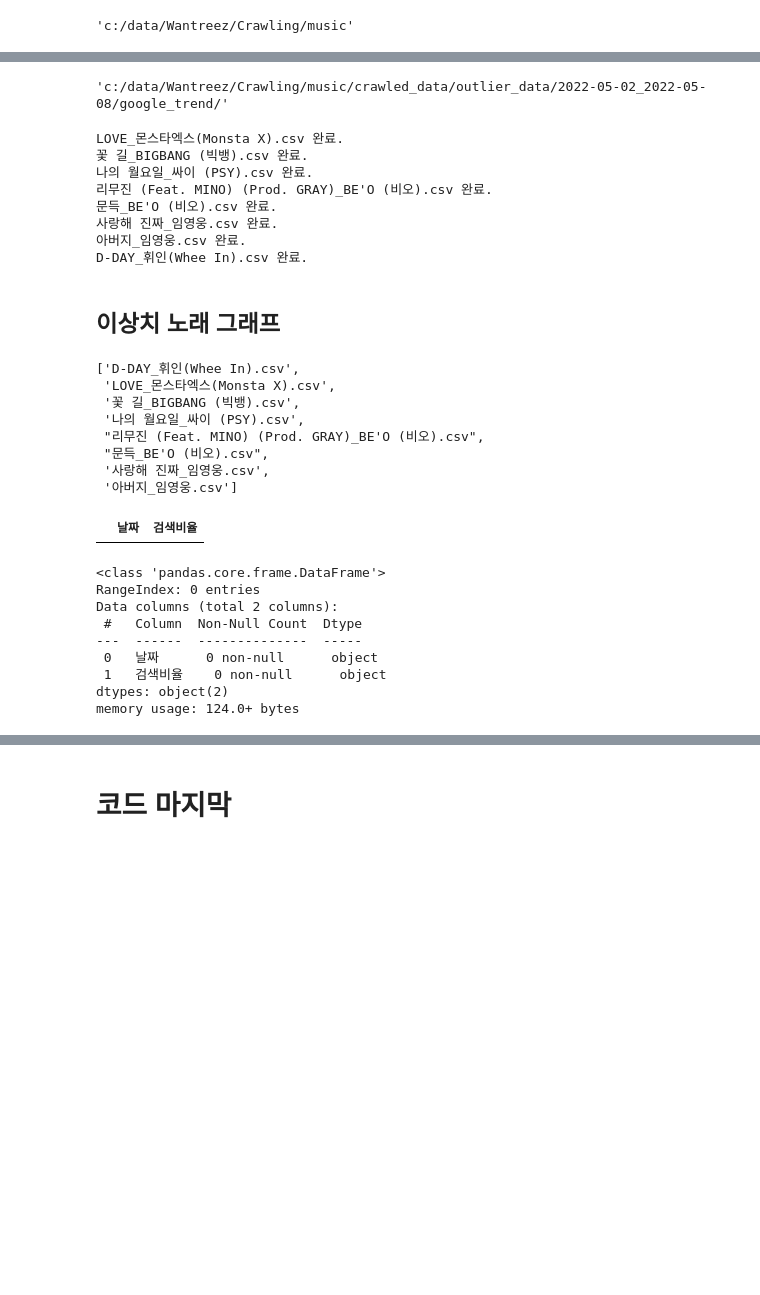
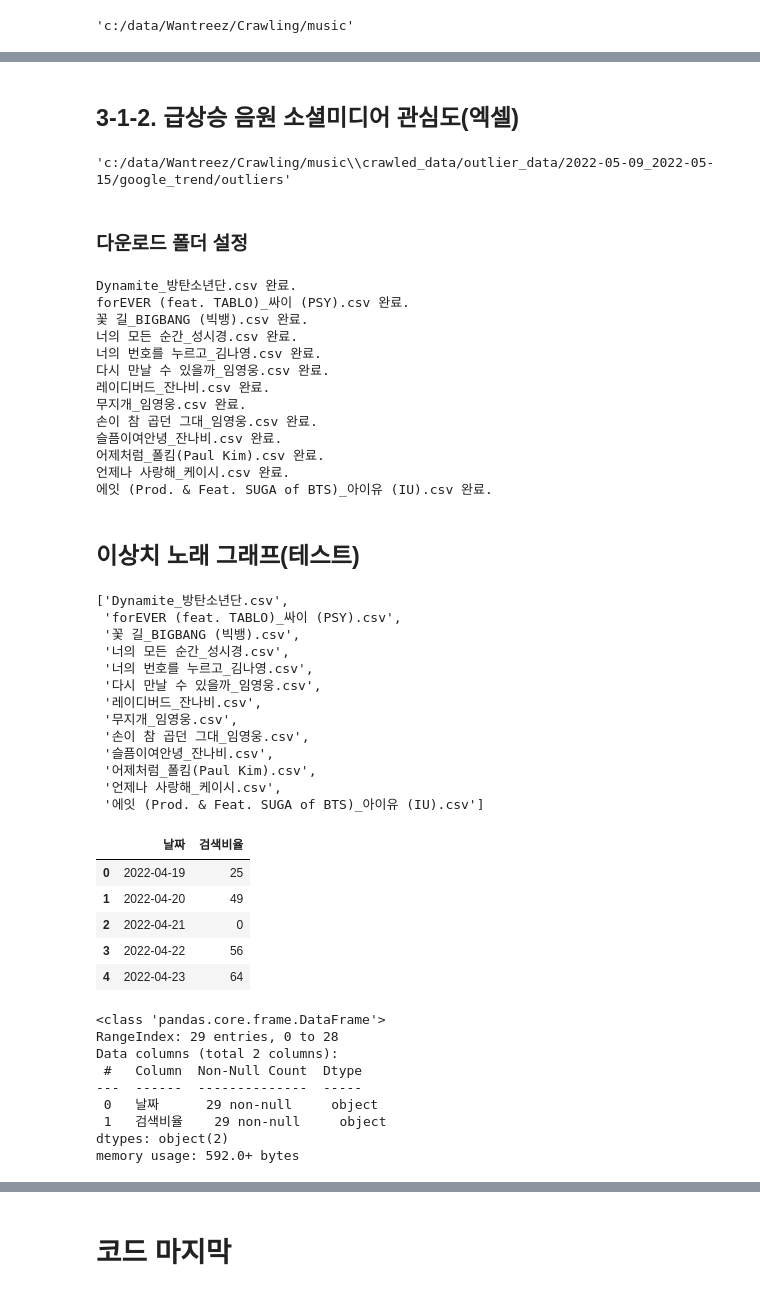
Before and after one commit to kbjung/Wantreez, a Jupyter notebook: Crawling/music/09-03.outlier_google_search.ipynb, the cells around one changed output, grey strips where cells are left out. Cells and saved outputs as stored; diff of their text form; code cells hidden in the pictures; blank space fills up the shorter version.

```diff
--- a/Crawling/music/09-03.outlier_google_search.ipynb
+++ b/Crawling/music/09-03.outlier_google_search.ipynb
@@ -102,9 +109,13 @@ df
+# %% [markdown]
+## 3-1-2. 급상승 음원 소셜미디어 관심도(엑셀)
 # %%
 # 저장 폴더 생성
-google_trend_path = f'/crawled_data/outlier_data/{start_date}_{end_date}/google_trend/'
-des = code_path + google_trend_path
+google_trend_path = f'crawled_data/outlier_data/{start_date}_{end_date}/google_trend/outliers'
+des = os.path.join(code_path, google_trend_path)
 des
 # %% [output]
-'c:/data/Wantreez/Crawling/music/crawled_data/outlier_data/2022-05-02_2022-05-08/google_trend/'
+'c:/data/Wantreez/Crawling/music\\crawled_data/outlier_data/2022-05-09_2022-05-15/google_trend/outliers'
 # %%
 os.makedirs(des, exist_ok=True)
+# %% [markdown]
+### 다운로드 폴더 설정
@@ -143,63 +158,78 @@ for i in range(df.shape[0]):
     time.sleep( random.uniform(1, 1.5) )
 
     # 파일 이름 변경
-    down_folder = 'C:/Users/kbjung/Downloads/'
-    down_csv = glob.glob(down_folder + '*.csv')[0].split('\\')[-1]
     title = df['곡'][i]
     artist = df['가수'][i]
     new_down_csv = f'{title}_{artist}.csv'
     os.rename(down_folder + down_csv, down_folder + new_down_csv)
 
     # 파일 이동
-    shutil.move(down_folder + new_down_csv, des + new_down_csv)
+    new_down_path = os.path.join(des, new_down_csv)
+    shutil.move(down_folder + new_down_csv, new_down_path)
     print(f'{new_down_csv} 완료.')
 # %% [output]
-LOVE_몬스타엑스(Monsta X).csv 완료.
+Dynamite_방탄소년단.csv 완료.
+forEVER (feat. TABLO)_싸이 (PSY).csv 완료.
 꽃 길_BIGBANG (빅뱅).csv 완료.
-나의 월요일_싸이 (PSY).csv 완료.
-리무진 (Feat. MINO) (Prod. GRAY)_BE'O (비오).csv 완료.
-문득_BE'O (비오).csv 완료.
-사랑해 진짜_임영웅.csv 완료.
-아버지_임영웅.csv 완료.
-D-DAY_휘인(Whee In).csv 완료.
+너의 모든 순간_성시경.csv 완료.
+너의 번호를 누르고_김나영.csv 완료.
+다시 만날 수 있을까_임영웅.csv 완료.
+레이디버드_잔나비.csv 완료.
+무지개_임영웅.csv 완료.
+손이 참 곱던 그대_임영웅.csv 완료.
+슬픔이여안녕_잔나비.csv 완료.
+어제처럼_폴킴(Paul Kim).csv 완료.
+언제나 사랑해_케이시.csv 완료.
+에잇 (Prod. & Feat. SUGA of BTS)_아이유 (IU).csv 완료.
 # %%
 driver.quit()
 # %% [markdown]
-## 이상치 노래 그래프
+## 이상치 노래 그래프(테스트)
 # %%
 outlier_file_list = os.listdir(des)
 outlier_file_list
 # %% [output]
-['D-DAY_휘인(Whee In).csv',
- 'LOVE_몬스타엑스(Monsta X).csv',
+['Dynamite_방탄소년단.csv',
+ 'forEVER (feat. TABLO)_싸이 (PSY).csv',
  '꽃 길_BIGBANG (빅뱅).csv',
- '나의 월요일_싸이 (PSY).csv',
- "리무진 (Feat. MINO) (Prod. GRAY)_BE'O (비오).csv",
- "문득_BE'O (비오).csv",
- '사랑해 진짜_임영웅.csv',
- '아버지_임영웅.csv']
+ '너의 모든 순간_성시경.csv',
+ '너의 번호를 누르고_김나영.csv',
+ '다시 만날 수 있을까_임영웅.csv',
+ '레이디버드_잔나비.csv',
+ '무지개_임영웅.csv',
+ '손이 참 곱던 그대_임영웅.csv',
+ '슬픔이여안녕_잔나비.csv',
+ '어제처럼_폴킴(Paul Kim).csv',
+ '언제나 사랑해_케이시.csv',
+ '에잇 (Prod. & Feat. SUGA of BTS)_아이유 (IU).csv']
 # %%
 one = outlier_file_list[3]
 title = one.split('_')[0]
 artist = one.split('_')[1]
-temp = pd.read_csv(des + one).reset_index()
+one_path = os.path.join(des, one)
+temp = pd.read_csv(one_path).reset_index()
 temp = temp.iloc[1:, :].reset_index(drop=True)
 temp.columns = ['날짜', '검색비율']
 temp.head()
 # %% [output]
 |  | 날짜 | 검색비율 |
+| 0 | 2022-04-19 | 25 |
+| 1 | 2022-04-20 | 49 |
+| 2 | 2022-04-21 | 0 |
+| 3 | 2022-04-22 | 56 |
+| 4 | 2022-04-23 | 64 |
 # %%
 temp.info()
 # %% [output]
 <class 'pandas.core.frame.DataFrame'>
-RangeIndex: 0 entries
+RangeIndex: 29 entries, 0 to 28
 Data columns (total 2 columns):
  #   Column  Non-Null Count  Dtype
 ---  ------  --------------  -----
- 0   날짜      0 non-null      object
- 1   검색비율    0 non-null      object
+ 0   날짜      29 non-null     object
+ 1   검색비율    29 non-null     object
 dtypes: object(2)
-memory usage: 124.0+ bytes
+memory usage: 592.0+ bytes
 # %%
 week_temp = temp[ (temp['날짜'] >= start_date) & (temp['날짜'] <= end_date)].reset_index(drop=True)
 week_temp['검색비율'] = week_temp['검색비율'].astype(int)
```
Also changed, not shown: parts of 16 cells of this notebook, 11 other files.
